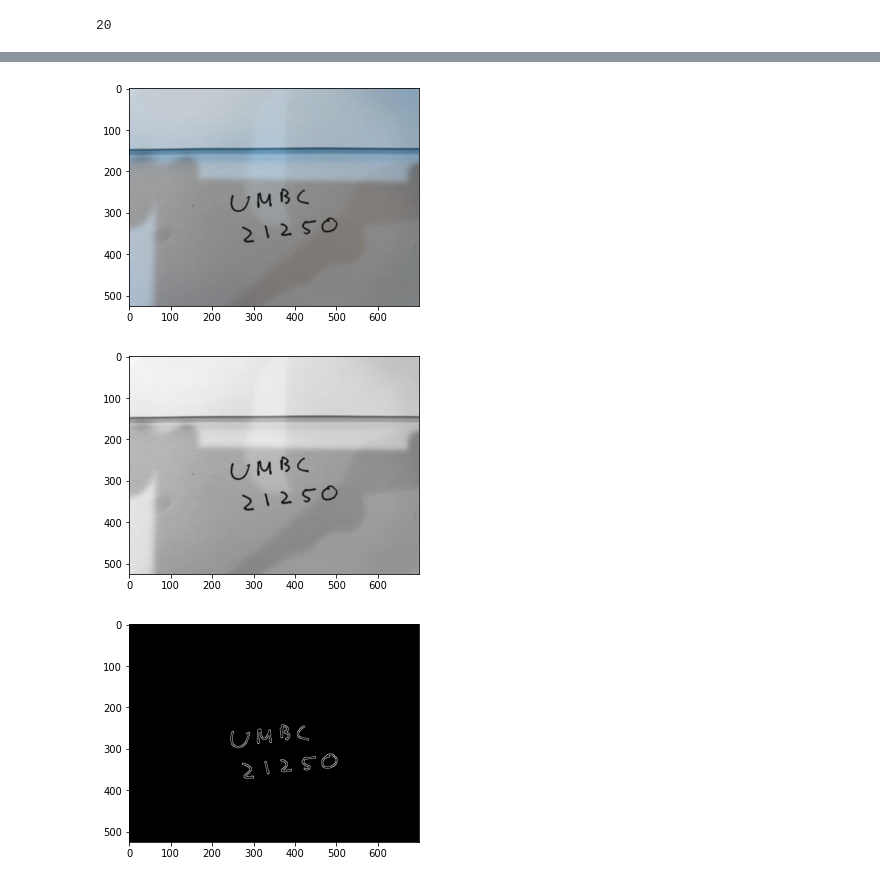
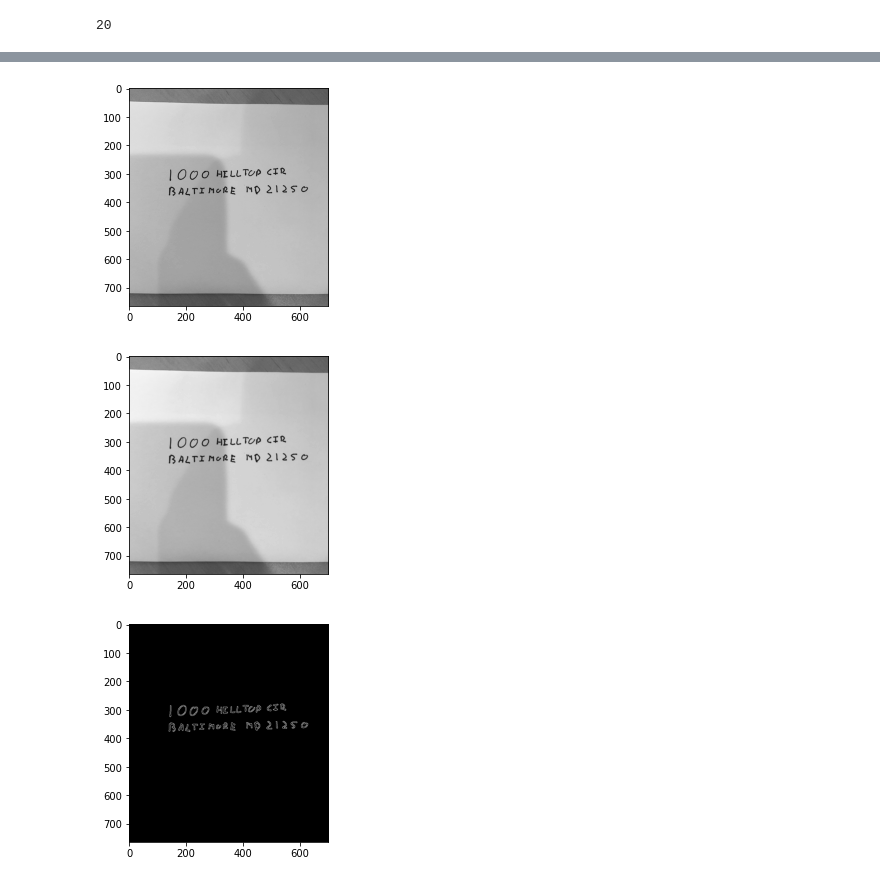
Before and after one commit to PN-picsell/ia_cloud, a Jupyter notebook: FRANTZ_Corentin/tp3_wordDetection/main.ipynb, the cells around one changed output, grey strips where cells are left out. Saved outputs shown, nothing was run; the diff lists cells and outputs as text; code cells hidden in the pictures.

```diff
--- a/FRANTZ_Corentin/tp3_wordDetection/main.ipynb
+++ b/FRANTZ_Corentin/tp3_wordDetection/main.ipynb
@@ -261,30 +320,29 @@ plt.imshow(X_test[77])
 # %%
-input_image = cv.imread("umbc_zipcode.png")
-convolImage = cv.filter2D(input_image, -1, box_kernel)
-
-plt.imshow(convolImage)
+input_image = cv.imread("umbc_address.png")
+imgray = cv.cvtColor(input_image, cv.COLOR_BGR2GRAY)
+#ret,imgray = cv.threshold(imgray,140,255,cv.THRESH_BINARY)
+plt.imshow(imgray, cmap='gray')
 plt.show()
 # %% [output]
-[figure, old version]
+[figure, new version]
 # %%
 # cv.cvtcolor supprime la dimension couleur de l'image donc image est en noir et blanc
-imgray = cv.cvtColor(convolImage, cv.COLOR_BGR2GRAY)
-
+convolImage = cv.filter2D(imgray, -1, box_kernel)
 # plt rapplique une couleur de base, pour éviter cela -> cmap='gray'
-plt.imshow(imgray, cmap='gray')
+plt.imshow(convolImage, cmap='gray')
 plt.show()
 # %% [output]
-[figure, old version]
+[figure, new version]
 # %%
 # cv.Canny permet d'appliquer des filtres sur l'image
-edges = cv.Canny(imgray, 400, 255)
+edges = cv.Canny(convolImage, 400, 255)
 
 # findContour récupère les positions des coutours et les insère dans un tableau
 contours, hierarchy = cv.findContours(edges, cv.RETR_EXTERNAL, cv.CHAIN_APPROX_SIMPLE)
 plt.imshow(edges,cmap='gray')
 plt.show()
 # %% [output]
-[figure, old version]
+[figure, new version]
 # %%
 img = cv.drawContours(imgray, contours, -1, (0, 255,75), 2)
 plt.imshow(img, cmap='gray')
```
Also changed, not shown: parts of 29 cells of this notebook, 1 other file.
